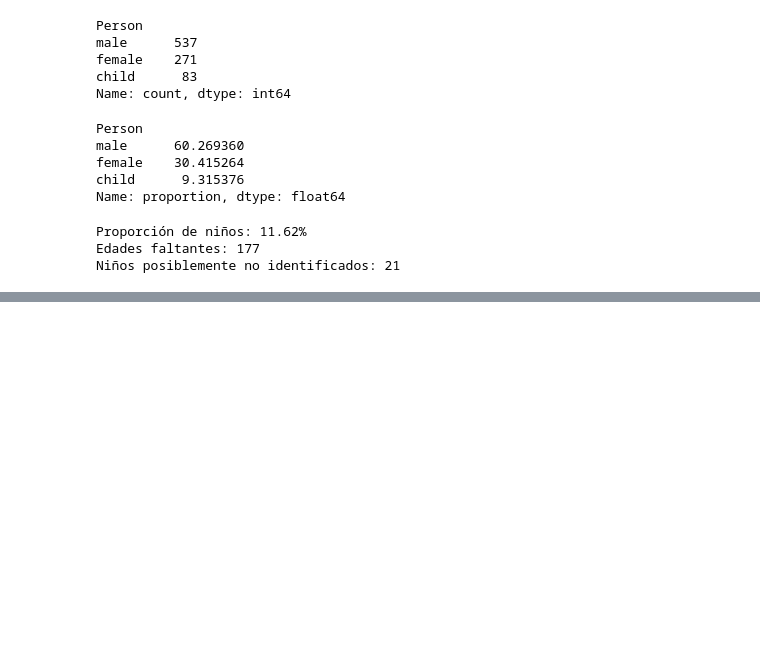
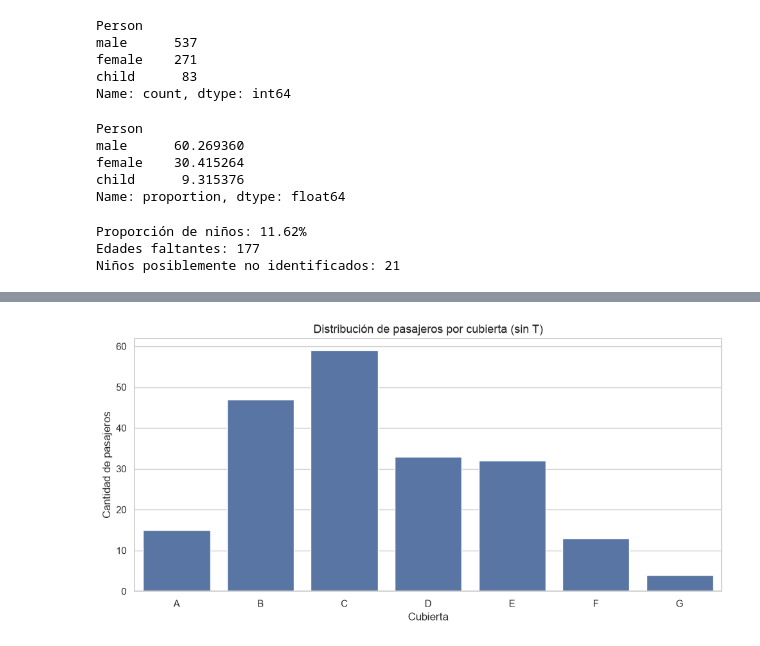
Before and after one commit to BetoVinasco/proyecto_ciencia_datos, a Jupyter notebook: notebooks/02_exploracion.ipynb, the cells around one changed output, grey strips where cells are left out. Cells and saved outputs as stored; diff of their text form; code cells hidden in the pictures; blank space fills up the shorter version.

```diff
--- a/notebooks/02_exploracion.ipynb
+++ b/notebooks/02_exploracion.ipynb
@@ -327,0 +448,19 @@ Niños posiblemente no identificados: 21
+# %%
+# Excluir cubierta T únicamente del gráfico
+cubierta_sin_t = cubierta[cubierta != 'T']
+
+plt.figure(figsize=(10, 5))
+
+sns.countplot(
+    x=cubierta_sin_t,
+    order=sorted(cubierta_sin_t.unique())
+)
+
+plt.title('Distribución de pasajeros por cubierta (sin T)')
+plt.xlabel('Cubierta')
+plt.ylabel('Cantidad de pasajeros')
+
+plt.tight_layout()
+plt.show()
+# %% [output]
+[figure, added]
```
Also changed, not shown: parts of 32 cells of this notebook, 3 other files.
